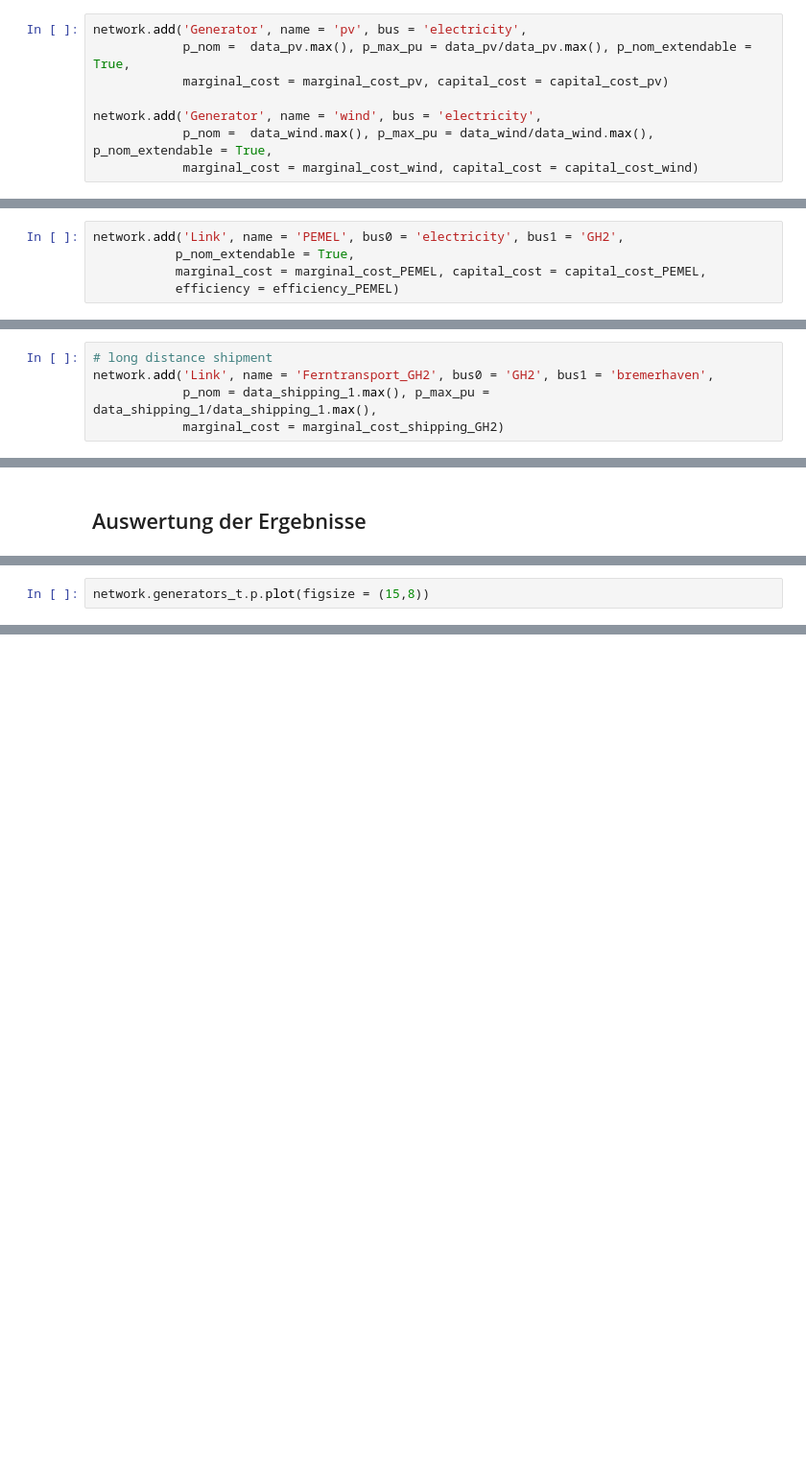
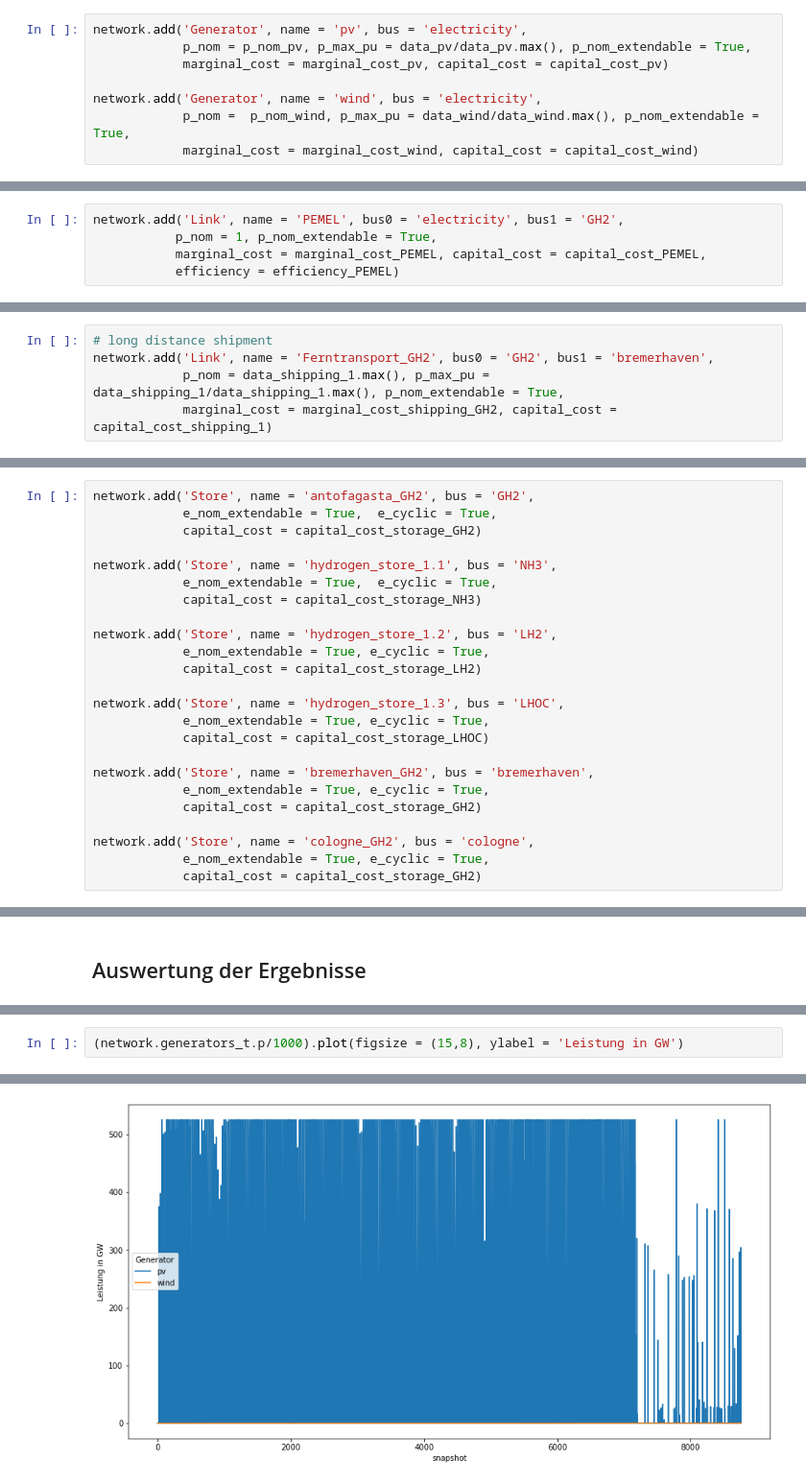
Before and after one commit to cgipser/DWE, a Jupyter notebook: Projektarbeit.ipynb, the cells around one changed output, grey strips where cells are left out. Shown at 96% size. Drawn from its saved outputs; the diff is of its cells as text; blank space fills up the shorter version.

```diff
--- a/Projektarbeit.ipynb
+++ b/Projektarbeit.ipynb
@@ -141,17 +146,17 @@ network.add('Load', name = 'hydrogen_demand', bus = 'bremerhaven', p_set = hydro
 #### Generators
 # %%
 network.add('Generator', name = 'pv', bus = 'electricity',
-            p_nom =  data_pv.max(), p_max_pu = data_pv/data_pv.max(), p_nom_extendable = True,
+            p_nom = p_nom_pv, p_max_pu = data_pv/data_pv.max(), p_nom_extendable = True,
             marginal_cost = marginal_cost_pv, capital_cost = capital_cost_pv)
 
 network.add('Generator', name = 'wind', bus = 'electricity',
-            p_nom =  data_wind.max(), p_max_pu = data_wind/data_wind.max(), p_nom_extendable = True,
+            p_nom =  p_nom_wind, p_max_pu = data_wind/data_wind.max(), p_nom_extendable = True,
             marginal_cost = marginal_cost_wind, capital_cost = capital_cost_wind)
 # %% [markdown]
 #### Links - Electrolysis
 # %%
 network.add('Link', name = 'PEMEL', bus0 = 'electricity', bus1 = 'GH2',
-           p_nom_extendable = True,
+           p_nom = 1, p_nom_extendable = True,
            marginal_cost = marginal_cost_PEMEL, capital_cost = capital_cost_PEMEL,
            efficiency = efficiency_PEMEL)
 # %% [markdown]
@@ -185,5 +190,5 @@ network.add('Link', name = 'LHOC', bus0 = 'electricity', bus1 = 'LHOC',
 # %%
 # long distance shipment
 network.add('Link', name = 'Ferntransport_GH2', bus0 = 'GH2', bus1 = 'bremerhaven',
-            p_nom = data_shipping_1.max(), p_max_pu = data_shipping_1/data_shipping_1.max(),
-            marginal_cost = marginal_cost_shipping_GH2)
+            p_nom = data_shipping_1.max(), p_max_pu = data_shipping_1/data_shipping_1.max(), p_nom_extendable = True,
+            marginal_cost = marginal_cost_shipping_GH2, capital_cost = capital_cost_shipping_1)
@@ -230,0 +220,24 @@ network.add('Store', name = 'hydrogen_store_3', bus = 'cologne',
+# %%
+network.add('Store', name = 'antofagasta_GH2', bus = 'GH2',
+            e_nom_extendable = True,  e_cyclic = True,
+            capital_cost = capital_cost_storage_GH2)
+
+network.add('Store', name = 'hydrogen_store_1.1', bus = 'NH3',
+            e_nom_extendable = True,  e_cyclic = True,
+            capital_cost = capital_cost_storage_NH3)
+
+network.add('Store', name = 'hydrogen_store_1.2', bus = 'LH2',
+            e_nom_extendable = True, e_cyclic = True,
+            capital_cost = capital_cost_storage_LH2)
+
+network.add('Store', name = 'hydrogen_store_1.3', bus = 'LHOC',
+            e_nom_extendable = True, e_cyclic = True,
+            capital_cost = capital_cost_storage_LHOC)
+
+network.add('Store', name = 'bremerhaven_GH2', bus = 'bremerhaven',
+            e_nom_extendable = True, e_cyclic = True,
+            capital_cost = capital_cost_storage_GH2)
+
+network.add('Store', name = 'cologne_GH2', bus = 'cologne',
+            e_nom_extendable = True, e_cyclic = True,
+            capital_cost = capital_cost_storage_GH2)
@@ -249,2 +285,3 @@ GurobiError: Unable to read model
 # %%
-network.generators_t.p.plot(figsize = (15,8))
+(network.generators_t.p/1000).plot(figsize = (15,8), ylabel = 'Leistung in GW')
+# %% [output]
@@ -250,0 +289 @@ network.generators_t.p.plot(figsize = (15,8))
+[figure, added]
```
Also changed, not shown: parts of 19 cells of this notebook, 1 other file.
